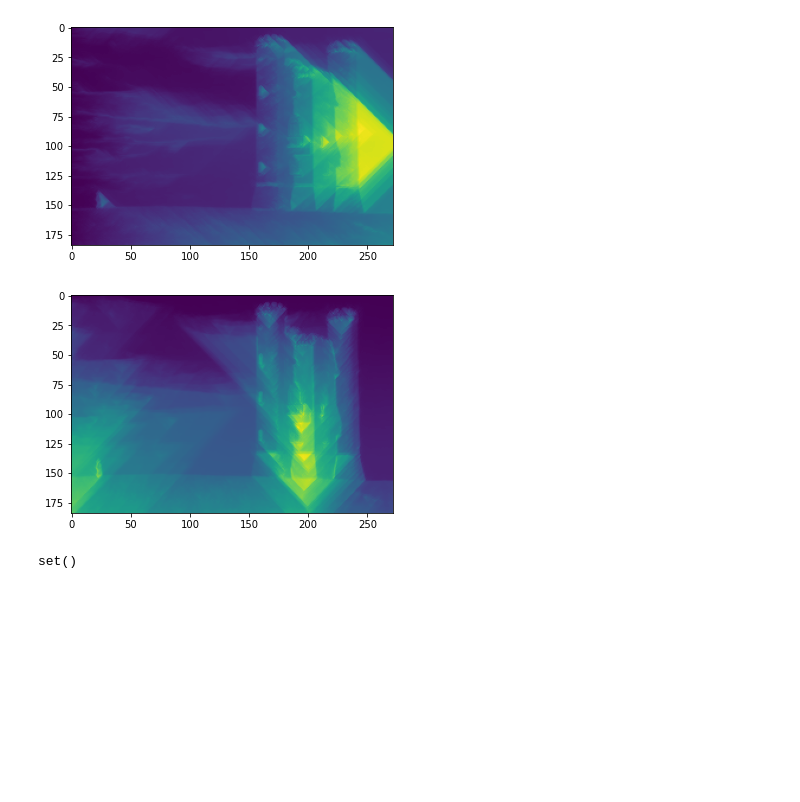
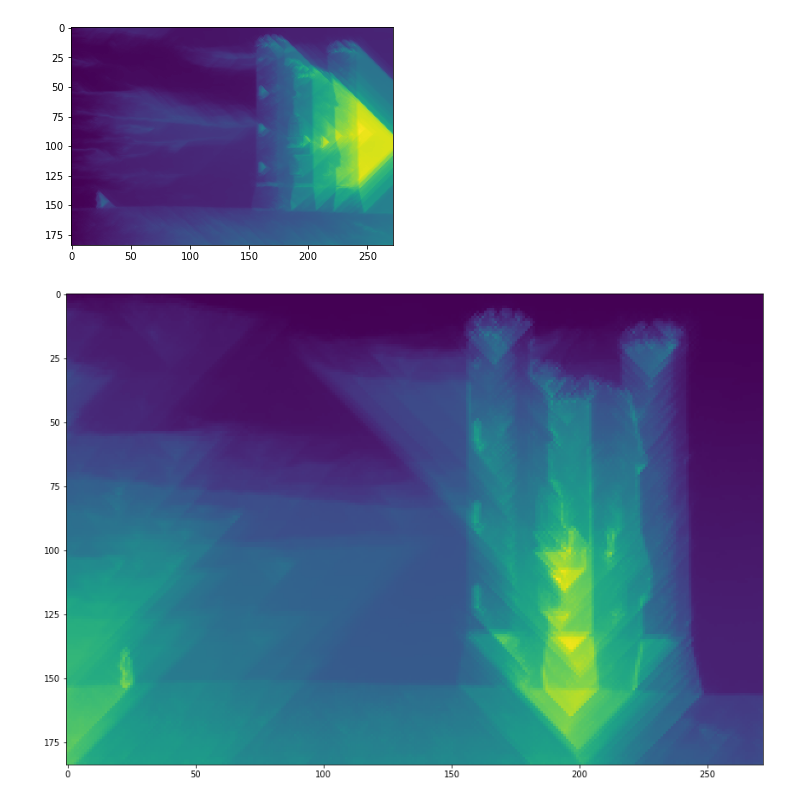
Before and after one commit to SebastianBitsch/seam-carving, a Jupyter notebook: exploration.ipynb, the cells around one changed output. Saved outputs shown, nothing was run; the diff lists cells and outputs as text; code cells hidden in the pictures; blank space fills up the shorter version.

```diff
--- a/exploration.ipynb
+++ b/exploration.ipynb
@@ -8,5 +8,6 @@ from PIL import Image
 # im = plt.imread("images/BroadwayTowerSeamCarvingA.png")
 im = Image.open("images/BroadwayTowerSeamCarvingA.png")
 im_gray = np.asarray(im.convert("L"))
-im
+im = np.asarray(im)
+plot(im)
 # %% [output]
@@ -104,18 +105,18 @@ def cumulative_min_energy(im, vertically = True):
 
     return cumm
 # %%
-def plot(im, size = (12,12)):
-    _, ax = plt.subplots(figsize=size)
-    ax.imshow(im, interpolation='nearest')
+def plot(im, size = (12,12), cbar=False):
+    fig, ax = plt.subplots(figsize=size)
+    im = ax.imshow(im, interpolation='nearest')
     plt.tight_layout()
-    plt.imshow(im)
+    if cbar:
+        fig.colorbar(im, ax = ax)
 # %%
 cumm = cumulative_min_energy(im_grad, vertically = True)
 
-plt.imshow(cumm)
-plt.show()
+plot(cumm)
 # %% [output]
-[figure, old version]
+[figure, new version]
 # %%
 from collections import defaultdict
 
@@ -165,9 +164,5 @@ for k in range(max_seams):
 
     seams.append(seam)
-# %%
-positions_filled[h]
-# %% [output]
-set()
 # %%
 plot(cumm)
 # %% [output]
```
Also changed, not shown: parts of 13 cells of this notebook.
